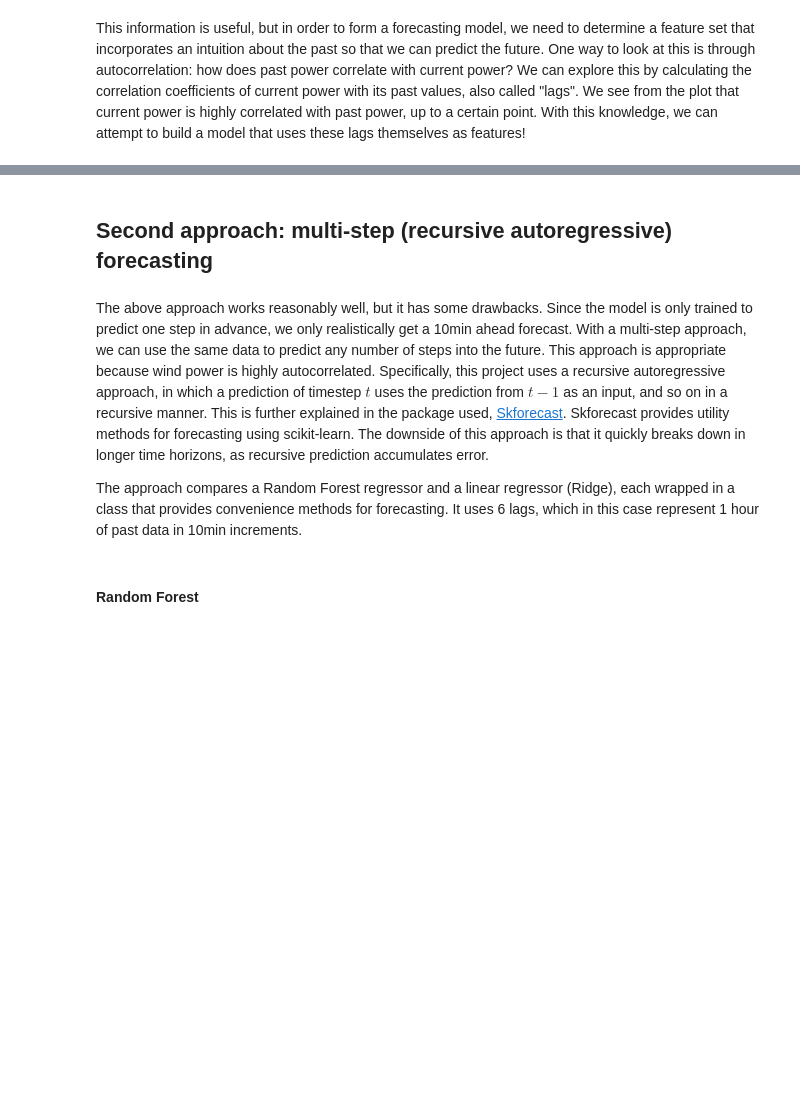
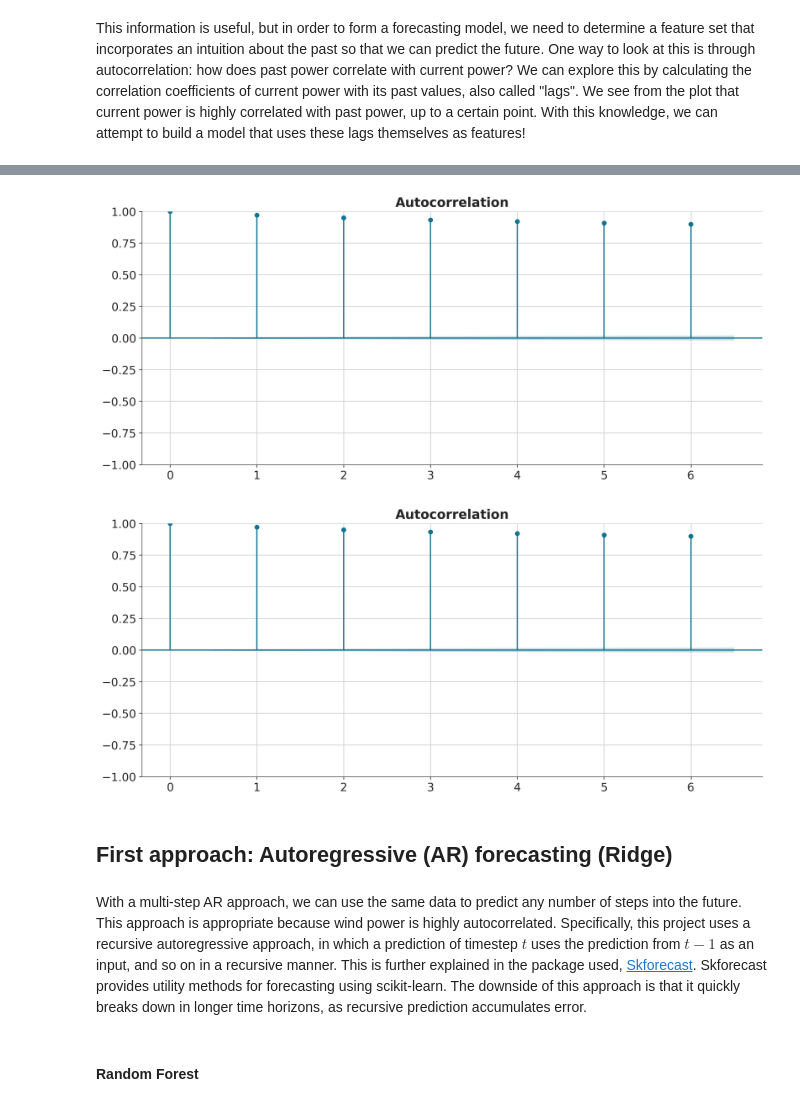
Before and after one commit to camirmas/REStats, a Jupyter notebook: REStats/REStats.ipynb, the cells around one changed output, grey strips where cells are left out. Saved outputs shown, nothing was run; the diff lists cells and outputs as text; code cells hidden in the pictures; blank space fills up the shorter version.

```diff
--- a/REStats/REStats.ipynb
+++ b/REStats/REStats.ipynb
@@ -420,9 +200,12 @@ Index(['p_60', 'p_50', 'p_40', 'p_30', 'p_20', 'p_10'], dtype='object')
+# %%
+plot_acf(wt["Power"], lags=6)
+# %% [output]
+[figure, added]
+[figure, added]
 # %% [markdown]
-## Second approach: multi-step (recursive autoregressive) forecasting
+## First approach: Autoregressive (AR) forecasting (Ridge)
 # %% [markdown]
-The above approach works reasonably well, but it has some drawbacks. Since the model is only trained to predict one step in advance, we only realistically get a 10min ahead forecast. With a multi-step approach, we can use the same data to predict any number of steps into the future. This approach is appropriate because wind power is highly autocorrelated. Specifically, this project uses a recursive autoregressive approach, in which a prediction of timestep $t$ uses the prediction from $t-1$ as an input, and so on in a recursive manner. This is further explained in the package used, [Skforecast](https://joaquinamatrodrigo.github.io/skforecast/0.6.0/user_guides/autoregresive-forecaster.html). Skforecast provides utility methods for forecasting using scikit-learn. The downside of this approach is that it quickly breaks down in longer time horizons, as recursive prediction accumulates error.
-
-The approach compares a Random Forest regressor and a linear regressor (Ridge), each wrapped in a class that provides convenience methods for forecasting. It uses 6 lags, which in this case represent 1 hour of past data in 10min increments.
+With a multi-step AR approach, we can use the same data to predict any number of steps into the future. This approach is appropriate because wind power is highly autocorrelated. Specifically, this project uses a recursive autoregressive approach, in which a prediction of timestep $t$ uses the prediction from $t-1$ as an input, and so on in a recursive manner. This is further explained in the package used, [Skforecast](https://joaquinamatrodrigo.github.io/skforecast/0.6.0/user_guides/autoregresive-forecaster.html). Skforecast provides utility methods for forecasting using scikit-learn. The downside of this approach is that it quickly breaks down in longer time horizons, as recursive prediction accumulates error.
 # %%
 y = wt["Power"].asfreq("10T")
 y_train = y[y.index < "01-01-2020"]
```
Also changed, not shown: parts of 54 cells of this notebook, 7 other files.
